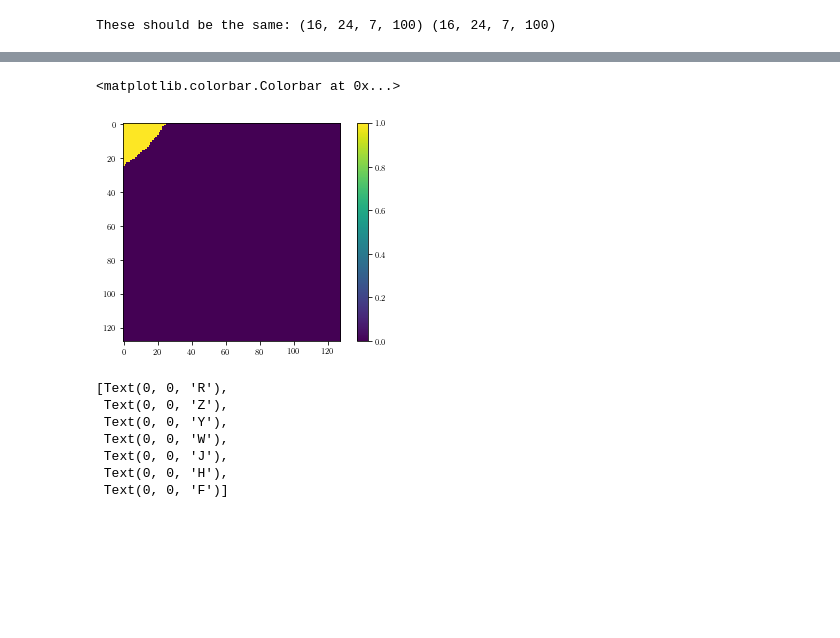
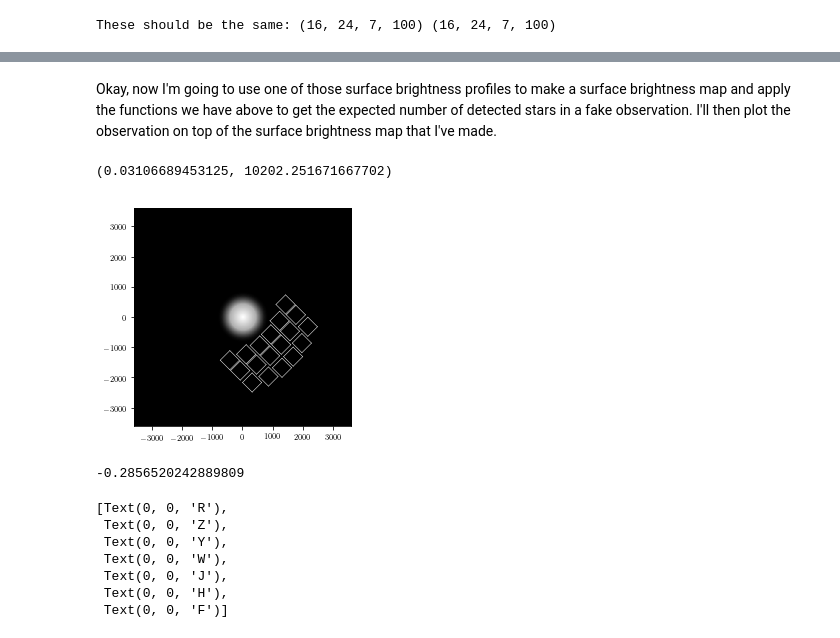
Before and after one commit to ltlancas/walter, a Jupyter notebook: observation.ipynb, the cells around one changed output, grey strips where cells are left out. Drawn from its saved outputs; the diff is of its cells as text; code cells hidden in the pictures; blank space fills up the shorter version.

```diff
--- a/observation.ipynb
+++ b/observation.ipynb
@@ -204,3 +354,47 @@ plt.plot(rlin,ngc4244_surf(rlin))
+# %% [markdown]
+Okay, now I'm going to use one of those surface brightness profiles to make a surface brightness map and apply the functions we have above to get the expected number of detected stars in a fake observation. I'll then plot the observation on top of the surface brightness map that I've made.
+# %%
+N = 512
+ang_size = 7200 # length of one RST detector in arcsecond
+# define center of observation relative to some surface brightness profile
+(x0,y0) = (0,0)
+xlin = np.linspace(-ang_size/2,ang_size/2,N)
+(xs,ys) = np.meshgrid(xlin,xlin)
+# allow for field to be rotated
+theta_deg = 0. #angle to rotate field by in degrees
+theta_rad = theta_deg*(np.pi/180) #angle to rotate field by in radians
+xnew = np.cos(theta_rad)*xs - np.sin(theta_rad)*ys
+ynew = np.sin(theta_rad)*xs + np.cos(theta_rad)*ys
+
+xs = xnew + x0
+ys = ynew + y0
+rs = np.sqrt(xs**2 + ys**2)
+Surf = np.interp(rs,rlin,ngc4244_surf(rlin))
+
+# distance to observed galaxy in Mpc
+d_obs = 4.61
+# exposure time in seconds
+texp = 1e3
+# population parameters and filter choice
+(meti,agej,filtk) = (10,22,0)
+# position of center of RST FoV on observation in arcseconds
+(rst_x0,rst_y0) = (1100,-1100)
+# rotation angle of RST FoV
+rst_phi = np.pi/4
+# number of pixels
+(fcrowd,ndet) = getN_RST(Surf, ang_size, d_obs,texp,meti,agej,filtk,rst_x0,rst_y0, rst_phi,128)
+print("The Fraction of the observation that is crowded is %1.3f"%(fcrowd))
+print("We expect to dected %d stars from this observation"%(ndet))
+
+ax1 = plt.subplot(111)
+
+ax1.imshow(Surf,cmap='binary',extent = (min(xlin),max(xlin),min(xlin),max(xlin)))
+#plt.colorbar()
+plot_RST_foV(ax1,rst_x0,rst_y0,3600.0,rst_phi)
+#plot_RST_foV(ax1,-2000,2000,3600.0,-3*np.pi/4)
+# %% [output]
+(0.03106689453125, 10202.251671667702)
+[figure, added]
 # %%
 meti = 10
 agej = 22
@@ -212,36 +406,8 @@ Mlim = ps_detect_5slim[filtk] - dmod + 1.25*np.log10(expts/1e3)
 ols_fac = get_olsen_term(sigm,ares,Mlim,lum[meti,agej,filtk],fdet[meti,agej,:,0],L2[meti,agej,filtk])
 lso = 2*Mlim + dmod - ols_fac
 print(get_Mcrowd(32,dist,meti,agej,filtk))
-plt.plot(expts,lso)
-plt.xscale("log")
+# %% [output]
+-0.2856520242889809
-# %%
-N = 128
-ang_size = 450 # length of one RST detector in arcsecond
-# define center of observation relative to some surface brightness profile
-(x0,y0) = (360,360)
-xlin = np.linspace(-ang_size/2,ang_size/2,N)
-(xs,ys) = np.meshgrid(xlin,xlin)
-# allow for field to be rotated
-theta_deg = 0. #angle to rotate field by in degrees
-theta_rad = theta_deg*(np.pi/180) #angle to rotate field by in radians
-xnew = np.cos(theta_rad)*xs - np.sin(theta_rad)*ys
-ynew = np.sin(theta_rad)*xs + np.cos(theta_rad)*ys
-
-xs = xnew + x0
-ys = ynew + y0
-rs = np.sqrt(xs**2 + ys**2)
-Surf = np.interp(rs,rlin,S2)
-
-Nout = []
-for i in range(nfilt):
-    Nout.append(getN_gridSurf(convert_Sigma(Surf,0,i,10,22),ang_size,4.61,50,10,22,0)[1])
-
-plt.imshow(getN_gridSurf(Surf,ang_size,4.61,50,10,22,0)[0],vmin=0,vmax=1)
-#plt.imshow(Surf)
-plt.colorbar()
-# %% [output]
-<matplotlib.colorbar.Colorbar at 0x...>
-[figure, removed]
 # %%
 ax = plt.subplot(111)
 ax.plot(Nout)
```
Also changed, not shown: parts of 14 cells of this notebook.
